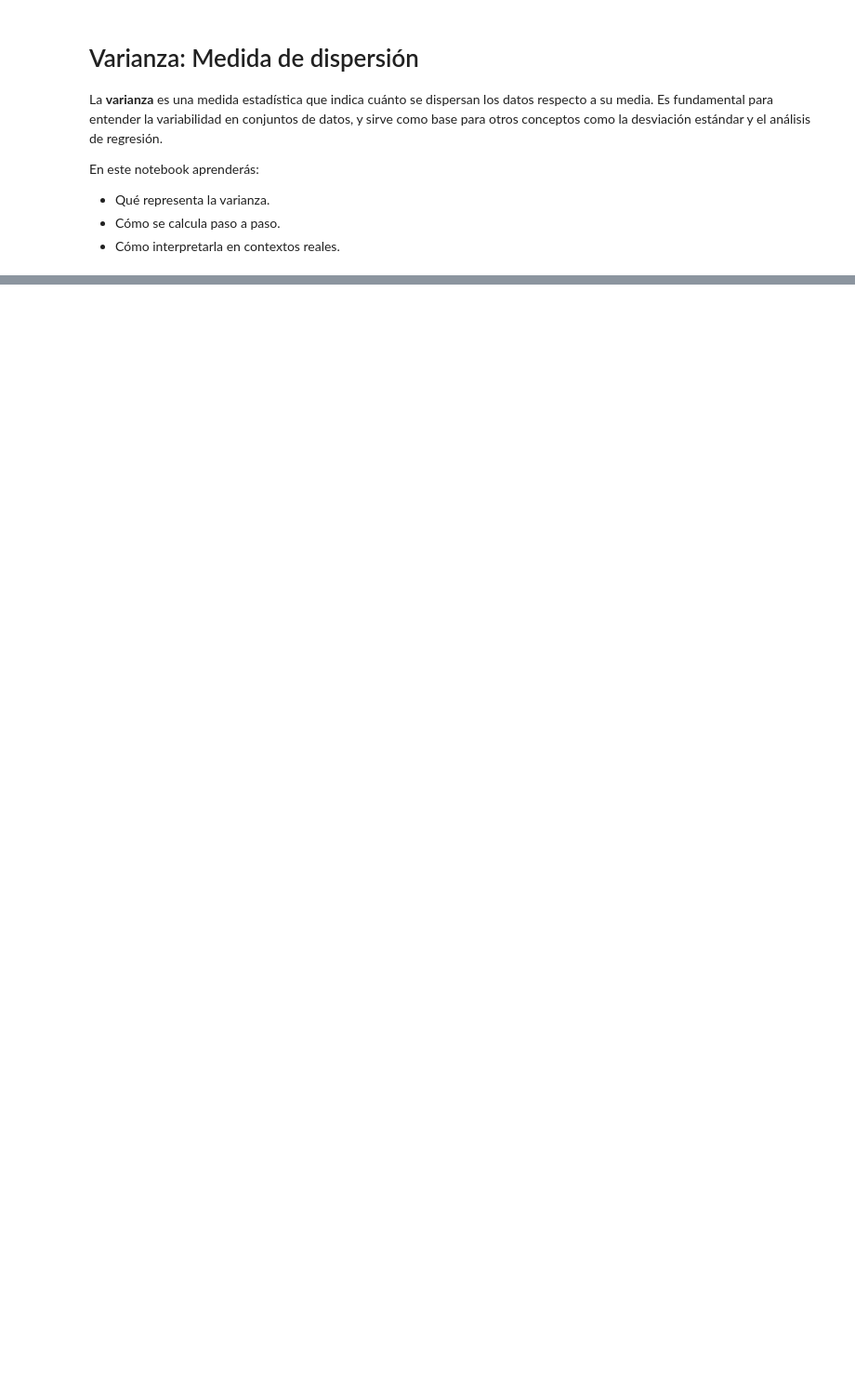
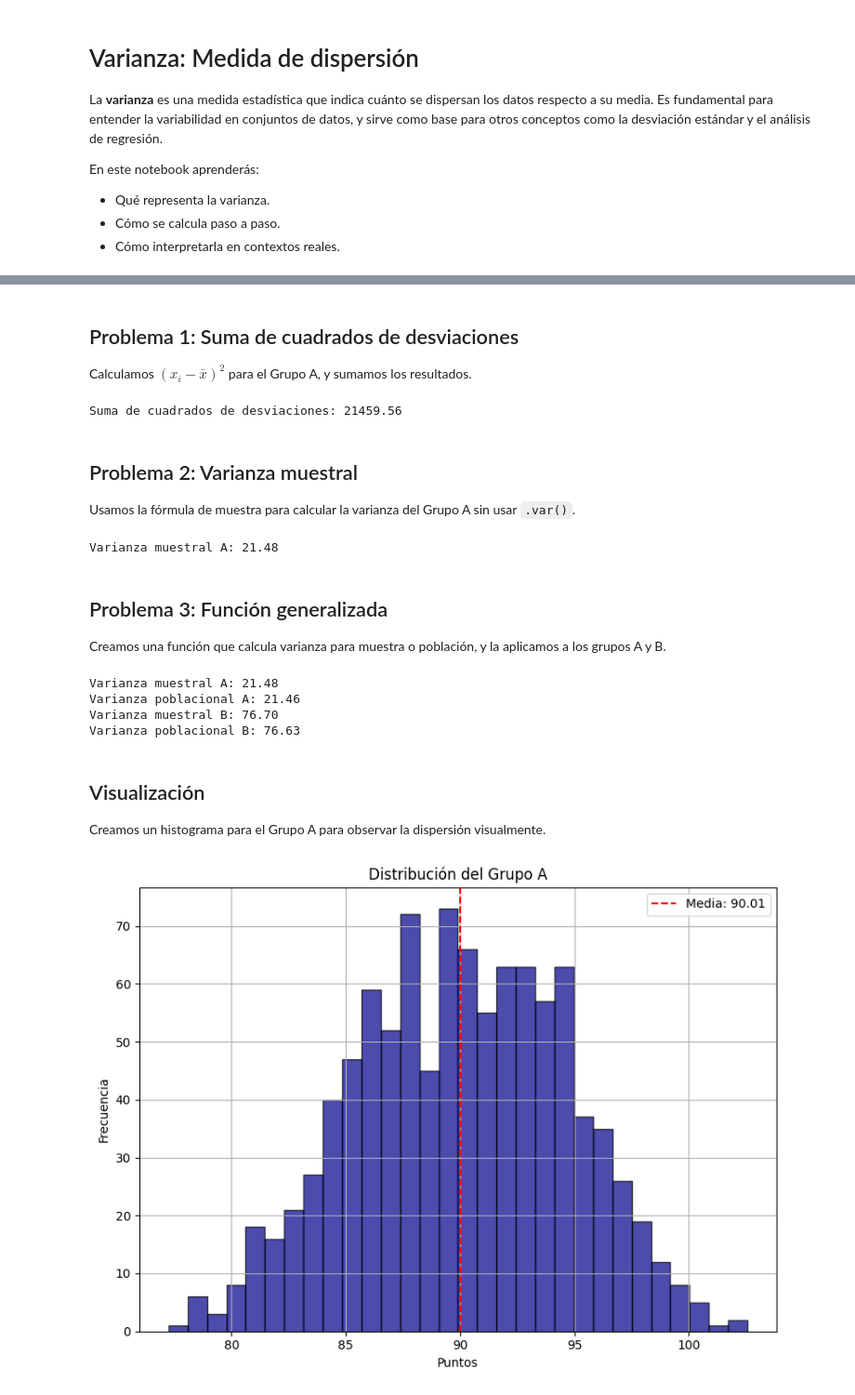
Before and after one commit to IrvinGranillo5/linear-regression, a Jupyter notebook: varianza.ipynb, the cells around one changed output, grey strips where cells are left out. Shown: that part at 93% size. Drawn from its saved outputs; the diff is of its cells as text; code cells hidden in the pictures; blank space fills up the shorter version.

```diff
--- a/varianza.ipynb
+++ b/varianza.ipynb
@@ -78 +80,66 @@ Varianza muestral: 39.90
+# %% [markdown]
+## Problema 1: Suma de cuadrados de desviaciones
+
+Calculamos $ (x_i - \bar{x})^2 $ para el Grupo A, y sumamos los resultados.
+# %%
+dev_A = grupo_A - np.mean(grupo_A)
+diferencias_cuadradas = dev_A ** 2
+suma_cuadrados = np.sum(diferencias_cuadradas)
+
+print(f"Suma de cuadrados de desviaciones: {suma_cuadrados:.2f}")
+# %% [output]
+Suma de cuadrados de desviaciones: 21459.56
+# %% [markdown]
+## Problema 2: Varianza muestral
+
+Usamos la fórmula de muestra para calcular la varianza del Grupo A sin usar `.var()`.
+# %%
+var_A = suma_cuadrados / (n - 1)
+print(f"Varianza muestral A: {var_A:.2f}")
+# %% [output]
+Varianza muestral A: 21.48
+# %% [markdown]
+## Problema 3: Función generalizada
+
+Creamos una función que calcula varianza para muestra o población, y la aplicamos a los grupos A y B.
+# %%
+def varianza(x, poblacional=False):
+    x_mean = np.mean(x)
+    diferencias_cuadradas = (x - x_mean) ** 2
+    divisor = len(x) if poblacional else (len(x) - 1)
+    return np.sum(diferencias_cuadradas) / divisor
+
+var_m_A = varianza(grupo_A)
+var_p_A = varianza(grupo_A, poblacional=True)
+var_m_B = varianza(grupo_B)
+var_p_B = varianza(grupo_B, poblacional=True)
+
+print(f"Varianza muestral A: {var_m_A:.2f}")
+print(f"Varianza poblacional A: {var_p_A:.2f}")
+print(f"Varianza muestral B: {var_m_B:.2f}")
+print(f"Varianza poblacional B: {var_p_B:.2f}")
+# %% [output]
+Varianza muestral A: 21.48
+Varianza poblacional A: 21.46
+Varianza muestral B: 76.70
+Varianza poblacional B: 76.63
+# %% [markdown]
+## Visualización
+
+Creamos un histograma para el Grupo A para observar la dispersión visualmente.
+# %%
+import matplotlib.pyplot as plt
+
+plt.figure(figsize=(8, 6))
+plt.hist(grupo_A, bins=30, color='darkblue', edgecolor='black', alpha=0.7)
+plt.axvline(np.mean(grupo_A), color='red', linestyle='--', label=f"Media: {np.mean(grupo_A):.2f}")
+plt.title("Distribución del Grupo A")
+plt.xlabel("Puntos")
+plt.ylabel("Frecuencia")
+plt.legend()
+plt.grid(True)
+plt.tight_layout()
+plt.show()
+# %% [output]
+[figure, added]
 # %% [markdown]
```
Also changed, not shown: parts of 6 cells of this notebook, 3 other files.
